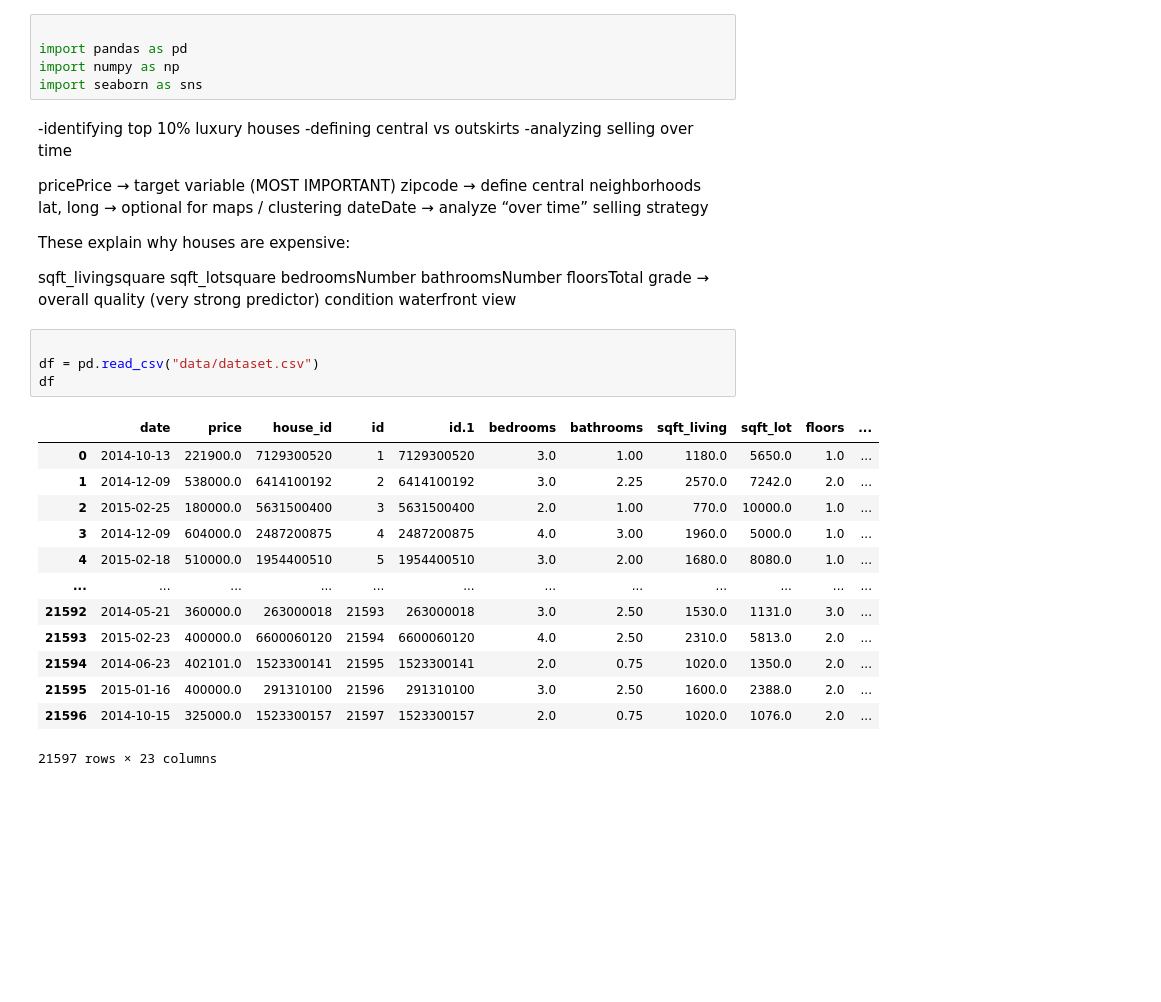
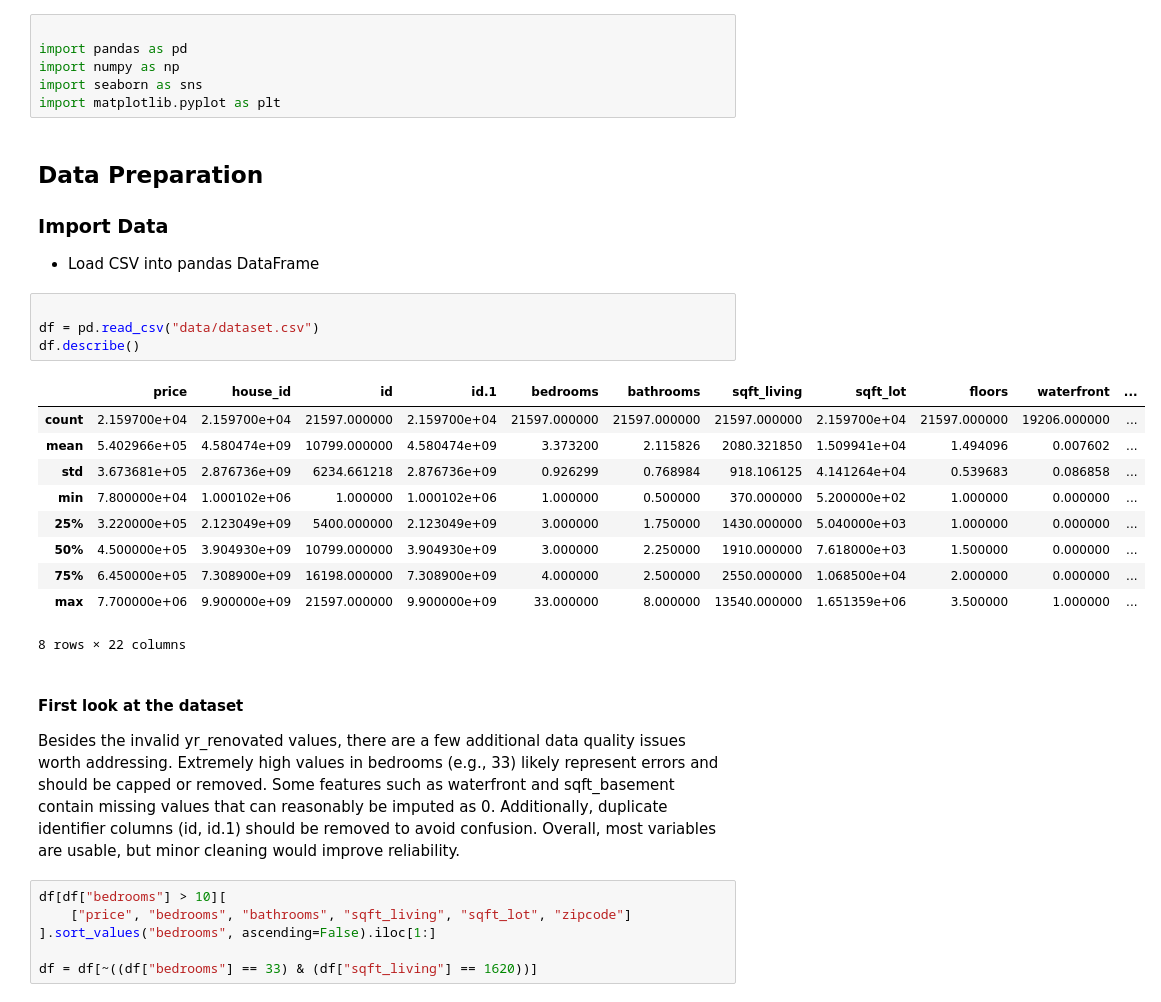
Before and after one commit to lingriosmichael/eda_template, a Jupyter notebook: eda_project.ipynb, the cells around one changed output. Drawn from its saved outputs; the diff is of its cells as text; blank space fills up the shorter version.

```diff
--- a/eda_project.ipynb
+++ b/eda_project.ipynb
@@ -35,42 +81,34 @@ Average (What does it mean?).  ---> Average on prices? Average Size? ---> Find h
 import pandas as pd
 import numpy as np
 import seaborn as sns
+import matplotlib.pyplot as plt
 # %% [markdown]
--identifying top 10% luxury houses
--defining central vs outskirts
--analyzing selling over time
+##  Data Preparation
 
-pricePrice → target variable (MOST IMPORTANT)
-zipcode → define central neighborhoods
-lat, long → optional for maps / clustering
-dateDate → analyze “over time” selling strategy
-
-These explain why houses are expensive:
-
-sqft_livingsquare
-sqft_lotsquare
-bedroomsNumber
-bathroomsNumber
-floorsTotal
-grade → overall quality (very strong predictor)
-condition
-waterfront
-view
+### Import Data
+- Load CSV into pandas DataFrame
 # %%
 
 df = pd.read_csv("data/dataset.csv")
-df
+df.describe()
 # %% [output]
-|  | date | price | house_id | id | id.1 | bedrooms | bathrooms | sqft_living | sqft_lot | floors | ... |
-| 0 | 2014-10-13 | 221900.0 | 7129300520 | 1 | 7129300520 | 3.0 | 1.00 | 1180.0 | 5650.0 | 1.0 | ... |
-| 1 | 2014-12-09 | 538000.0 | 6414100192 | 2 | 6414100192 | 3.0 | 2.25 | 2570.0 | 7242.0 | 2.0 | ... |
-| 2 | 2015-02-25 | 180000.0 | 5631500400 | 3 | 5631500400 | 2.0 | 1.00 | 770.0 | 10000.0 | 1.0 | ... |
-| 3 | 2014-12-09 | 604000.0 | 2487200875 | 4 | 2487200875 | 4.0 | 3.00 | 1960.0 | 5000.0 | 1.0 | ... |
-| 4 | 2015-02-18 | 510000.0 | 1954400510 | 5 | 1954400510 | 3.0 | 2.00 | 1680.0 | 8080.0 | 1.0 | ... |
-| ... | ... | ... | ... | ... | ... | ... | ... | ... | ... | ... | ... |
-| 21592 | 2014-05-21 | 360000.0 | 263000018 | 21593 | 263000018 | 3.0 | 2.50 | 1530.0 | 1131.0 | 3.0 | ... |
-| 21593 | 2015-02-23 | 400000.0 | 6600060120 | 21594 | 6600060120 | 4.0 | 2.50 | 2310.0 | 5813.0 | 2.0 | ... |
-| 21594 | 2014-06-23 | 402101.0 | 1523300141 | 21595 | 1523300141 | 2.0 | 0.75 | 1020.0 | 1350.0 | 2.0 | ... |
-| 21595 | 2015-01-16 | 400000.0 | 291310100 | 21596 | 291310100 | 3.0 | 2.50 | 1600.0 | 2388.0 | 2.0 | ... |
-| 21596 | 2014-10-15 | 325000.0 | 1523300157 | 21597 | 1523300157 | 2.0 | 0.75 | 1020.0 | 1076.0 | 2.0 | ... |
+|  | price | house_id | id | id.1 | bedrooms | bathrooms | sqft_living | sqft_lot | floors | waterfront | ... |
+| count | 2.159700e+04 | 2.159700e+04 | 21597.000000 | 2.159700e+04 | 21597.000000 | 21597.000000 | 21597.000000 | 2.159700e+04 | 21597.000000 | 19206.000000 | ... |
+| mean | 5.402966e+05 | 4.580474e+09 | 10799.000000 | 4.580474e+09 | 3.373200 | 2.115826 | 2080.321850 | 1.509941e+04 | 1.494096 | 0.007602 | ... |
+| std | 3.673681e+05 | 2.876736e+09 | 6234.661218 | 2.876736e+09 | 0.926299 | 0.768984 | 918.106125 | 4.141264e+04 | 0.539683 | 0.086858 | ... |
+| min | 7.800000e+04 | 1.000102e+06 | 1.000000 | 1.000102e+06 | 1.000000 | 0.500000 | 370.000000 | 5.200000e+02 | 1.000000 | 0.000000 | ... |
+| 25% | 3.220000e+05 | 2.123049e+09 | 5400.000000 | 2.123049e+09 | 3.000000 | 1.750000 | 1430.000000 | 5.040000e+03 | 1.000000 | 0.000000 | ... |
+| 50% | 4.500000e+05 | 3.904930e+09 | 10799.000000 | 3.904930e+09 | 3.000000 | 2.250000 | 1910.000000 | 7.618000e+03 | 1.500000 | 0.000000 | ... |
+| 75% | 6.450000e+05 | 7.308900e+09 | 16198.000000 | 7.308900e+09 | 4.000000 | 2.500000 | 2550.000000 | 1.068500e+04 | 2.000000 | 0.000000 | ... |
+| max | 7.700000e+06 | 9.900000e+09 | 21597.000000 | 9.900000e+09 | 33.000000 | 8.000000 | 13540.000000 | 1.651359e+06 | 3.500000 | 1.000000 | ... |
-21597 rows × 23 columns
+8 rows × 22 columns
+# %% [markdown]
+#### First look at the dataset
+
+Besides the invalid yr_renovated values, there are a few additional data quality issues worth addressing. Extremely high values in bedrooms (e.g., 33) likely represent errors and should be capped or removed. Some features such as waterfront and sqft_basement contain missing values that can reasonably be imputed as 0. Additionally, duplicate identifier columns (id, id.1) should be removed to avoid confusion. Overall, most variables are usable, but minor cleaning would improve reliability.
+# %%
+df[df["bedrooms"] > 10][
+    ["price", "bedrooms", "bathrooms", "sqft_living", "sqft_lot", "zipcode"]
+].sort_values("bedrooms", ascending=False).iloc[1:]
+
+df = df[~((df["bedrooms"] == 33) & (df["sqft_living"] == 1620))]
```
Also changed, not shown: parts of 33 cells of this notebook.
